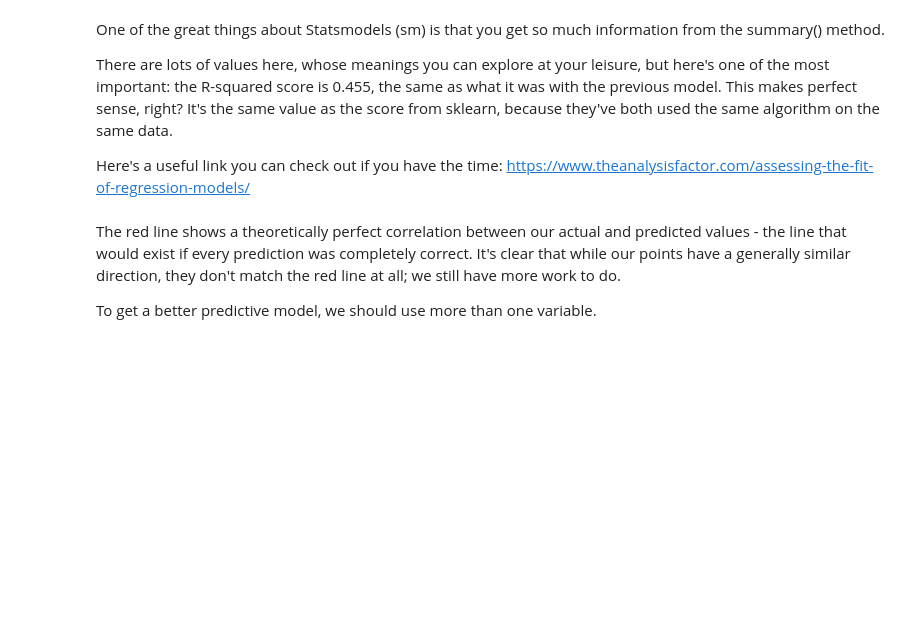
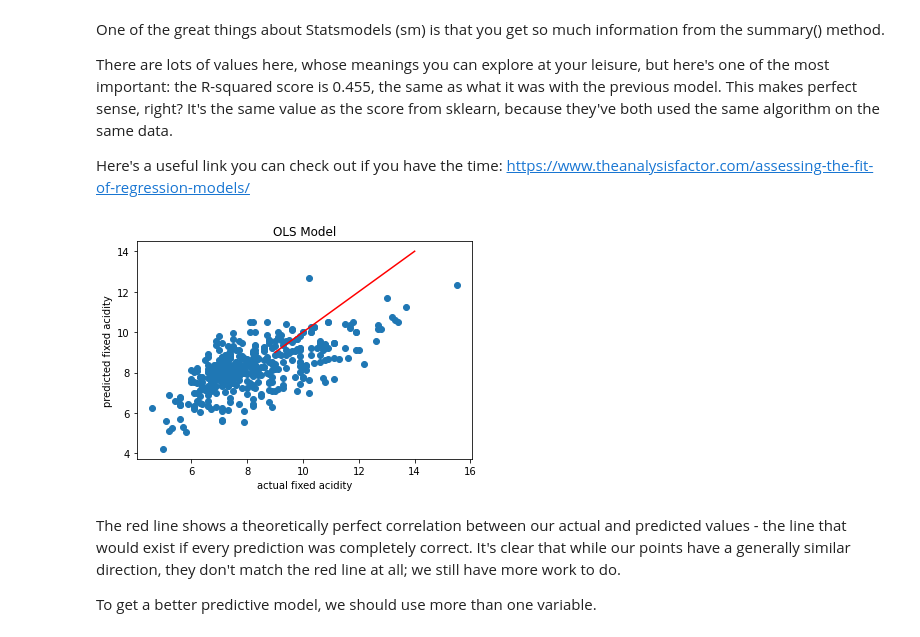
Before and after one commit to JasonCaldwellMBA/Linear_Regression_Case_Study, a Jupyter notebook: Springboard Regression Case Study - the Red Wine Dataset - Tier 3.ipynb, the cells around one changed output. Cells and saved outputs as stored; diff of their text form; code cells hidden in the pictures; blank space fills up the shorter version.

Commit message:
Complete Second Model for Section 3 in Tier 3

```diff
--- a/Springboard Regression Case Study - the Red Wine Dataset - Tier 3.ipynb
+++ b/Springboard Regression Case Study - the Red Wine Dataset - Tier 3.ipynb
@@ -354,23 +354,23 @@ Let's build a similar model using a different package, to see if we get a better
 # %%
 # Create the test and train sets. Here, we do things slightly differently.
 # We make the explanatory variable X as before.
-_ _ _
+X = df[['density']]
 
 # But here, reassign X the value of adding a constant to it. This is required for Ordinary Least Squares Regression.
 # Further explanation of this can be found here:
 # https://www.statsmodels.org/devel/generated/statsmodels.regression.linear_model.OLS.html
-_ _ _
+X = sm.add_constant(X)
 # %%
 # The rest of the preparation is as before.
-_ _ _
+y = df[['fixed.acidity']]
 
 # Split the data using train_test_split()
-_ _ _
+X_train, X_test, y_train, y_test = train_test_split(X, y, test_size=0.25, random_state=123)
 # %%
 # Create the model
-_ _ _
+rModel2 = sm.OLS(y_train, X_train)
 
 # Fit the model with fit()
-_ _ _
+rModel2_results = rModel2.fit()
 # %%
 # Evaluate the model with .summary()
@@ -383,4 +405,4 @@ There are lots of values here, whose meanings you can explore at your leisure, b
 Here's a useful link you can check out if you have the time: https://www.theanalysisfactor.com/assessing-the-fit-of-regression-models/
 # %%
 # Let's use our new model to make predictions of the dependent variable y. Use predict(), and plug in X_test as the parameter
-_ _ _
+y_pred = rModel2_results.predict(X_test)
@@ -397,3 +409,25 @@ _ _ _
+# %%
+# Plot the predictions
+# Build a scatterplot
+plt.scatter(y_test, y_pred)
+
+# Add a line for perfect correlation. Can you see what this line is doing? Use plot()
+# From tier 1
+plt.plot([x for x in range(9,15)], [x for x in range(9,15)], color='red')
+# TODO: Discuss
+# Why is it starting at 9 instead of 4?
+# Equivalent logic:
+# for x in range(9,15):
+#   x
+# Confirm this is just to make x and y coordinates.
+
+# Label it nicely
+plt.title('OLS Model')
+plt.xlabel('actual fixed acidity')
+plt.ylabel('predicted fixed acidity')
+plt.show()
+# %% [output]
+[figure, added]
 # %% [markdown]
 The red line shows a theoretically perfect correlation between our actual and predicted values - the line that would exist if every prediction was completely correct. It's clear that while our points have a generally similar direction, they don't match the red line at all; we still have more work to do.
 
```
Also changed, not shown: parts of 2 cells of this notebook.
